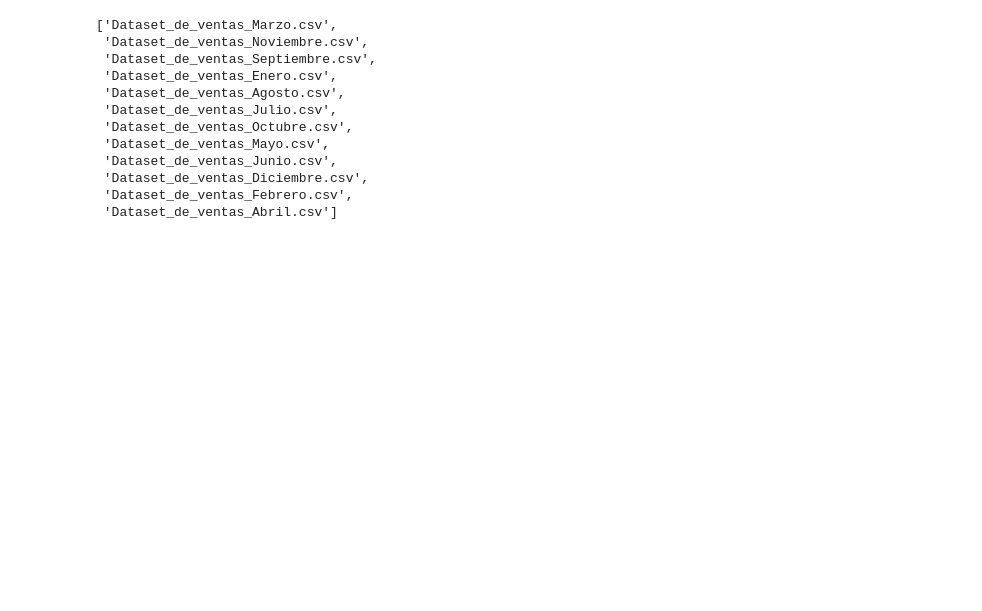
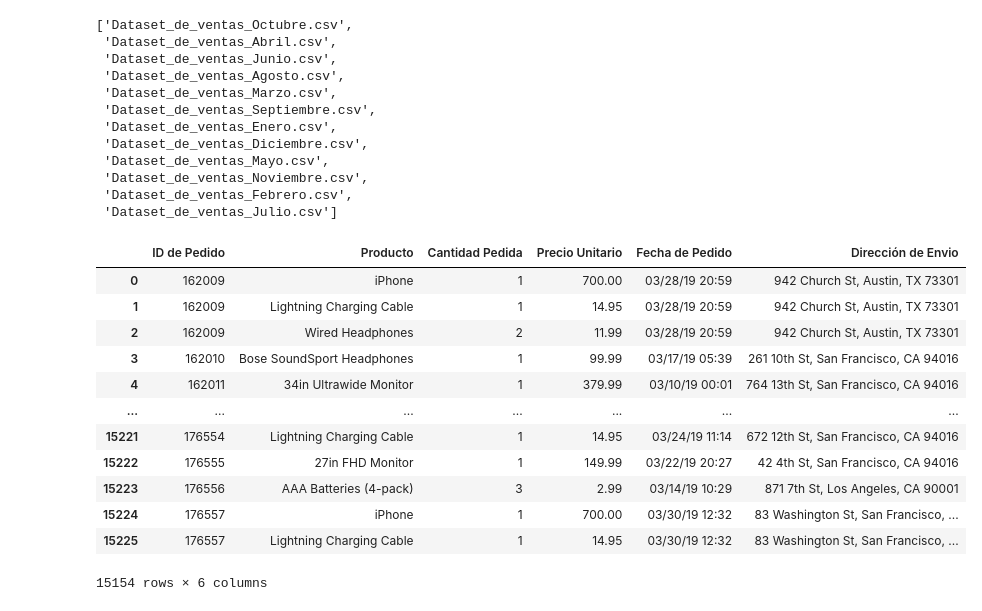
Before and after one commit to SOFT-cRONOS/BigData-Actividades, a Jupyter notebook: U3-Analisis de datos - TP 1/BD-TP1-VENTAS.ipynb, the cells around one changed output. Drawn from its saved outputs; the diff is of its cells as text; code cells hidden in the pictures; blank space fills up the shorter version.

```diff
--- a/U3-Analisis de datos - TP 1/BD-TP1-VENTAS.ipynb
+++ b/U3-Analisis de datos - TP 1/BD-TP1-VENTAS.ipynb
@@ -8,19 +10,21 @@ ruta_de_acceso = '/content/drive/MyDrive/Programacion/BigData/actividad2'
+# %%
+ruta_de_acceso = '/content/BD-Actividades/U3-Analisis de datos - TP 1/datasets'
 # %%
 archivos = os.listdir(ruta_de_acceso)
 archivos
 # %% [output]
-['Dataset_de_ventas_Marzo.csv',
- 'Dataset_de_ventas_Noviembre.csv',
+['Dataset_de_ventas_Octubre.csv',
+ 'Dataset_de_ventas_Abril.csv',
+ 'Dataset_de_ventas_Junio.csv',
+ 'Dataset_de_ventas_Agosto.csv',
+ 'Dataset_de_ventas_Marzo.csv',
  'Dataset_de_ventas_Septiembre.csv',
  'Dataset_de_ventas_Enero.csv',
- 'Dataset_de_ventas_Agosto.csv',
- 'Dataset_de_ventas_Julio.csv',
- 'Dataset_de_ventas_Octubre.csv',
+ 'Dataset_de_ventas_Diciembre.csv',
  'Dataset_de_ventas_Mayo.csv',
- 'Dataset_de_ventas_Junio.csv',
- 'Dataset_de_ventas_Diciembre.csv',
+ 'Dataset_de_ventas_Noviembre.csv',
  'Dataset_de_ventas_Febrero.csv',
- 'Dataset_de_ventas_Abril.csv']
+ 'Dataset_de_ventas_Julio.csv']
 # %%
 dataframes = {}
 # %%
@@ -59,3 +63,19 @@ for archivo in archivos:
     #carga el df en un elemento del array dataframes
     dataframes[mes] = df_ventas
     #ejemplo dataframes['Marzo'] = Dataset_de_ventas_Marzo.csv
+# %%
+dataframes['Marzo']
+# %% [output]
+|  | ID de Pedido | Producto | Cantidad Pedida | Precio Unitario | Fecha de Pedido | Dirección de Envio |
+| 0 | 162009 | iPhone | 1 | 700.00 | 03/28/19 20:59 | 942 Church St, Austin, TX 73301 |
+| 1 | 162009 | Lightning Charging Cable | 1 | 14.95 | 03/28/19 20:59 | 942 Church St, Austin, TX 73301 |
+| 2 | 162009 | Wired Headphones | 2 | 11.99 | 03/28/19 20:59 | 942 Church St, Austin, TX 73301 |
+| 3 | 162010 | Bose SoundSport Headphones | 1 | 99.99 | 03/17/19 05:39 | 261 10th St, San Francisco, CA 94016 |
+| 4 | 162011 | 34in Ultrawide Monitor | 1 | 379.99 | 03/10/19 00:01 | 764 13th St, San Francisco, CA 94016 |
+| ... | ... | ... | ... | ... | ... | ... |
+| 15221 | 176554 | Lightning Charging Cable | 1 | 14.95 | 03/24/19 11:14 | 672 12th St, San Francisco, CA 94016 |
+| 15222 | 176555 | 27in FHD Monitor | 1 | 149.99 | 03/22/19 20:27 | 42 4th St, San Francisco, CA 94016 |
+| 15223 | 176556 | AAA Batteries (4-pack) | 3 | 2.99 | 03/14/19 10:29 | 871 7th St, Los Angeles, CA 90001 |
+| 15224 | 176557 | iPhone | 1 | 700.00 | 03/30/19 12:32 | 83 Washington St, San Francisco, ... |
+| 15225 | 176557 | Lightning Charging Cable | 1 | 14.95 | 03/30/19 12:32 | 83 Washington St, San Francisco, ... |
+15154 rows × 6 columns
```
Also changed, not shown: parts of 5 cells of this notebook.
